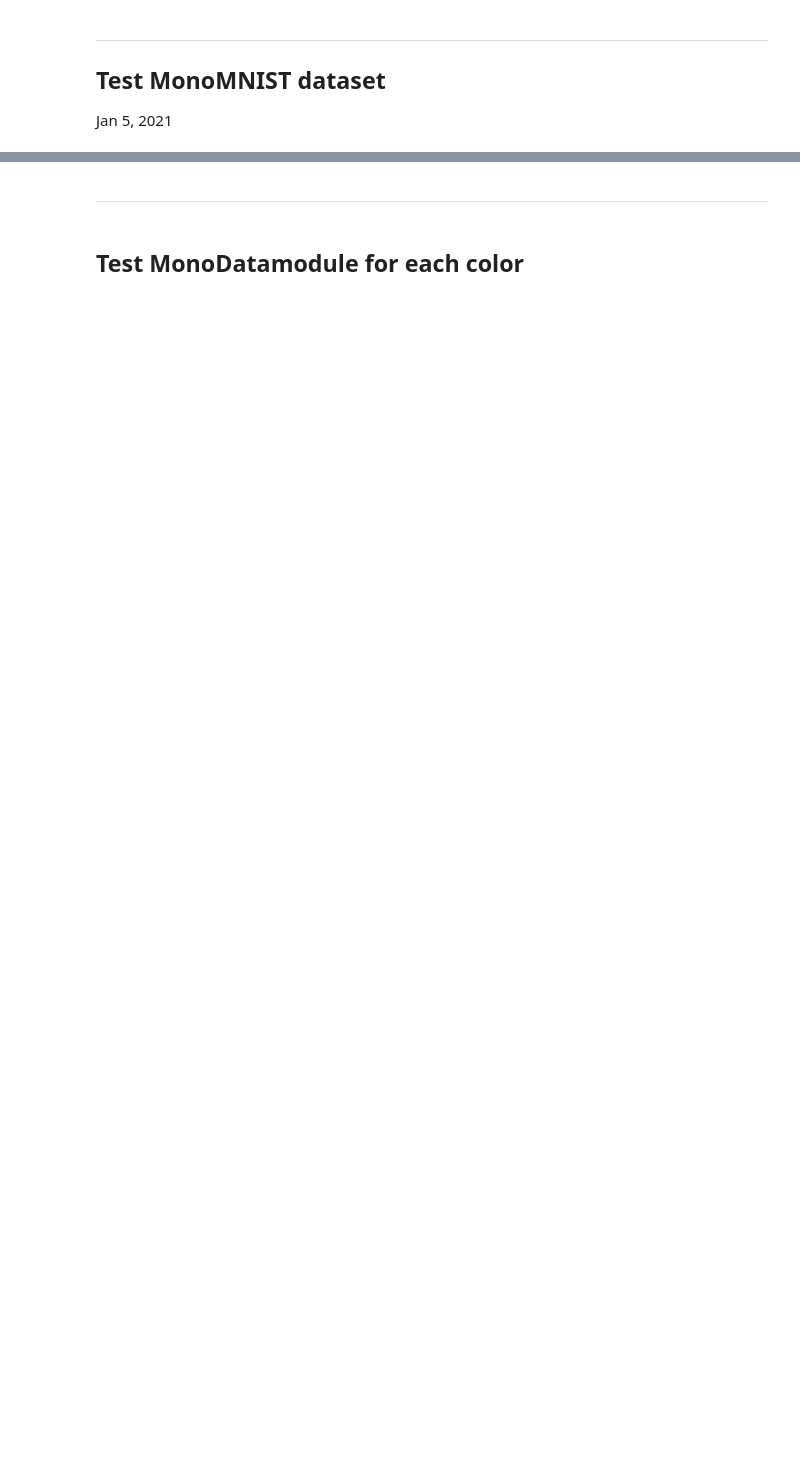
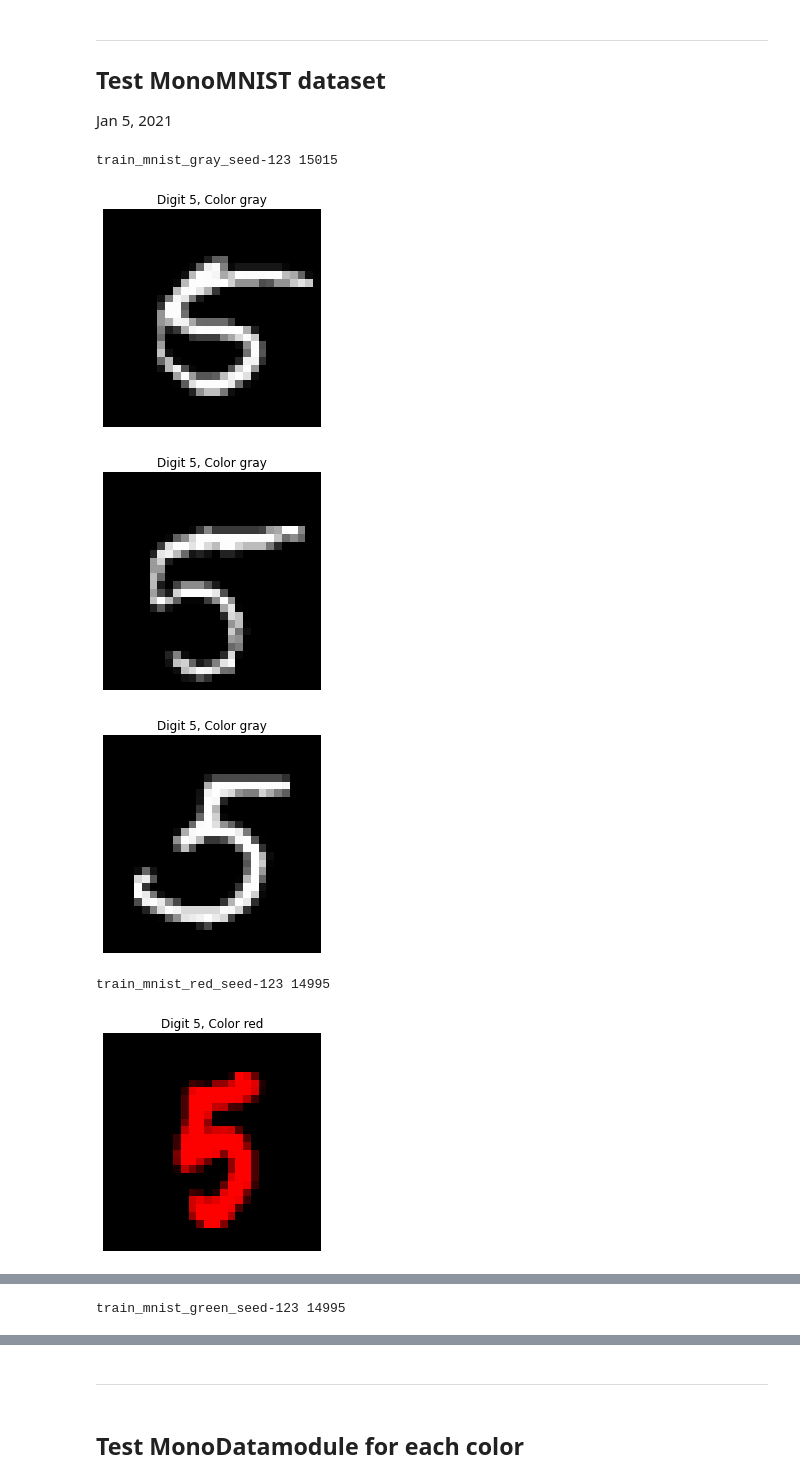
Before and after one commit to cocoaaa/Tenenbaum2000, a Jupyter notebook: nbs/01-b-i-demo-mono-mnist-datamodule.ipynb, the cells around one changed output, grey strips where cells are left out. Cells and saved outputs as stored; diff of their text form; code cells hidden in the pictures; blank space fills up the shorter version.

Commit message:
Verifies the MonoMNIST as a two-factor dataset

```diff
--- a/nbs/01-b-i-demo-mono-mnist-datamodule.ipynb
+++ b/nbs/01-b-i-demo-mono-mnist-datamodule.ipynb
@@ -106,9 +112,17 @@ BlueMNIST = MonoMNIST(data_root=ROOT/'data/Mono-MNIST',
                      train=True)
 # %%
 for ds in [GrayMNIST, RedMNIST, GreenMNIST, BlueMNIST]:
-    print(ds.name(), len(ds))
+    print(ds.name, len(ds))
     for i in range(3):
-        x,y = ds[i]
+        batch = ds[i]
+        x,y,d = ds.unpack(batch)
         show_timg(x)
-        plt.title(y)
+        plt.title(f"Digit {y}, Color {d}")
         plt.show()
+# %% [output]
+train_mnist_gray_seed-123 15015
+[figure, added]
+[figure, added]
+[figure, added]
+train_mnist_red_seed-123 14995
+[figure, added]
@@ -114,0 +131 @@ for ds in [GrayMNIST, RedMNIST, GreenMNIST, BlueMNIST]:
+train_mnist_green_seed-123 14995
```
Also changed, not shown: parts of 7 cells of this notebook.
